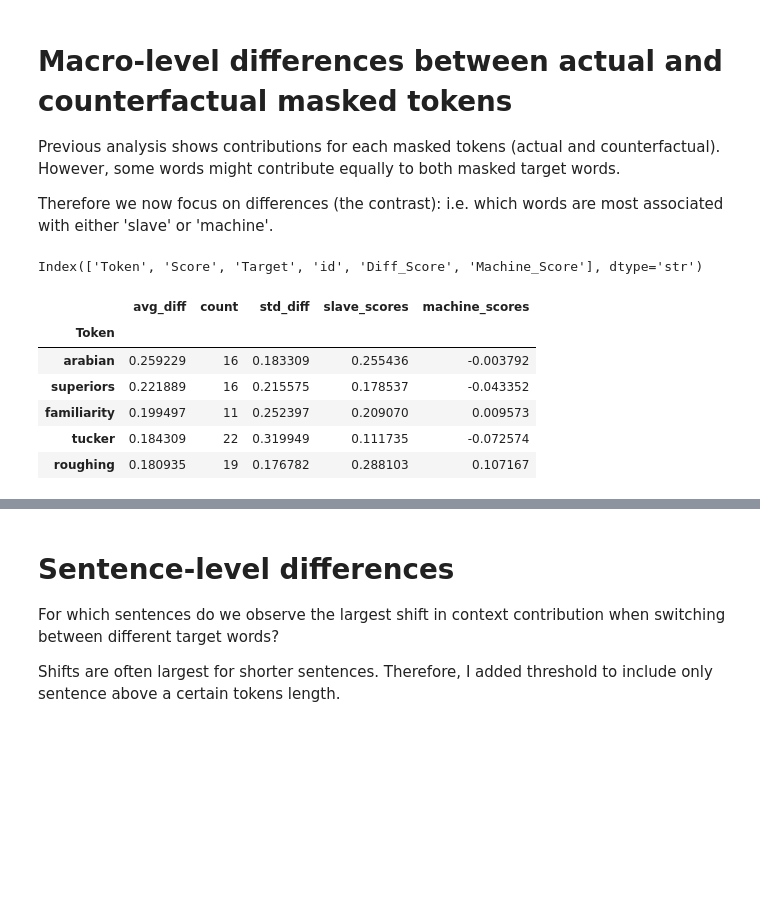
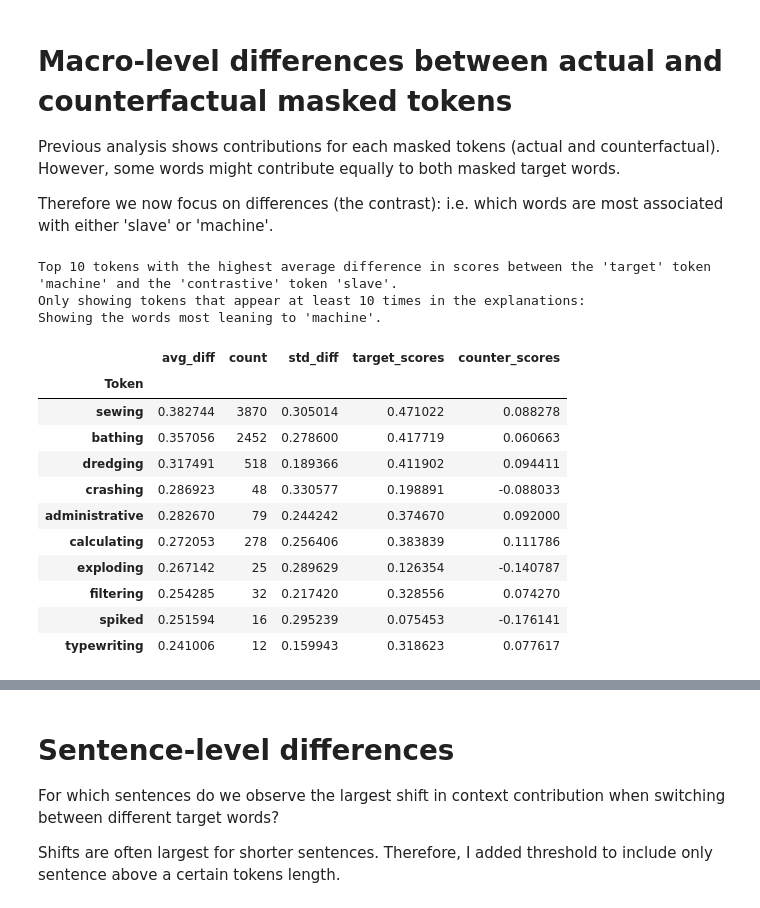
Before and after one commit to Text-Machine/mask-predict, a Jupyter notebook: example_analysis_colab.ipynb, the cells around one changed output, grey strips where cells are left out. Cells and saved outputs as stored; diff of their text form; code cells hidden in the pictures; blank space fills up the shorter version.

```diff
--- a/example_analysis_colab.ipynb
+++ b/example_analysis_colab.ipynb
@@ -90,0 +133,2 @@ Why is this interesting?
+# %%
+decision = 'target' # choose whether to analyze the target token or the contrastive token, options: 'target' or 'contrastive'
@@ -91,3 +137,10 @@ Why is this interesting?
 # %%
-df_ig = df_target_ig # df_target_ig | df_contr_ig | dataframe with integrated gradients
-df_sent = df_target_sent # df_target_sent | df_contr_sent | dataframe with sentences
+if decision == 'target':
+    df_ig = df_target_ig
+    df_sent = df_target_sent
+elif decision == 'contrastive':
+    df_ig = df_contrastive_ig
+    df_sent = df_contrastive_sent
+else:
+    raise ValueError("Invalid decision. Please choose 'target' or 'contrastive'.")
+print(f"Analyzing the '{decision}' token '{TargetMaskedToken if decision == 'target' else ContrastiveMaskedToken}': {df_ig.shape[0]} explanations and {df_sent.shape[0]} sentences.")
@@ -180,23 +258,29 @@ Previous analysis shows contributions for each masked tokens (actual and counter
 
 Therefore we now focus on differences (the contrast): i.e. which words are most associated with either 'slave' or 'machine'.
 # %%
-target_tok_df = df_ig[(df_ig['Target'].isin(mask2tokens[TargetMaskedToken]))].reset_index(drop=True)
-counter_tok_df = df_ig[(df_ig['Target'].isin(mask2tokens[ContrastiveMaskedToken]))].reset_index(drop=True)
+df_observed_ig_tok = df_ig[(df_ig['Target'].isin(mask2tokens[TargetMaskedToken]))].reset_index(drop=True)
+df_counterfactual_ig_tok = df_ig[(df_ig['Target'].isin(mask2tokens[ContrastiveMaskedToken]))].reset_index(drop=True)
 # %%
-target_tok_df['Diff_Score'] = target_tok_df['Score'] - counter_tok_df['Score']
-target_tok_df['Counter_Score'] = counter_tok_df['Score']
-target_diff = target_tok_df.groupby('Token').agg(avg_diff=('Diff_Score', 'mean'), count=('Diff_Score', 'size'), std_diff=('Diff_Score', 'std'), target_scores=('Score', 'mean'), counter_scores=('Counter_Score', 'mean'))#.sort_values('avg_diff', ascending=False).head(10)
+df_observed_ig_tok['Diff_Obs_Counter_Score'] = df_observed_ig_tok['Score'] - df_counterfactual_ig_tok['Score']
+df_observed_ig_tok['Counter_Score'] = df_counterfactual_ig_tok['Score']
+diff = df_observed_ig_tok.groupby('Token').agg(avg_diff=('Diff_Obs_Counter_Score', 'mean'), count=('Diff_Obs_Counter_Score', 'size'), std_diff=('Diff_Obs_Counter_Score', 'std'), target_scores=('Score', 'mean'), counter_scores=('Counter_Score', 'mean'))#.sort_values('avg_diff', ascending=False).head(10)
-# %%
-target_tok_df.columns
-# %% [output]
-Index(['Token', 'Score', 'Target', 'id', 'Diff_Score', 'Machine_Score'], dtype='str')
 # %%
-target_diff[target_diff['count'] > 10].sort_values('avg_diff', ascending=True).head(5)
+print(f"Top {top_n} tokens with the highest average difference in scores between the '{decision}' token '{TargetMaskedToken if decision == 'target' else ContrastiveMaskedToken}' and the '{'contrastive' if decision == 'target' else 'target'}' token '{ContrastiveMaskedToken if decision == 'target' else TargetMaskedToken}'.\nOnly showing tokens that appear at least {min_freq} times in the explanations:")
+print("Showing the words most leaning to '{}'.".format(TargetMaskedToken if decision == 'target' else ContrastiveMaskedToken))
+diff[diff['count'] > 10].sort_values('avg_diff', ascending=False).head(top_n)
 # %% [output]
+Top 10 tokens with the highest average difference in scores between the 'target' token 'machine' and the 'contrastive' token 'slave'.
+Only showing tokens that appear at least 10 times in the explanations:
+Showing the words most leaning to 'machine'.
-|  | avg_diff | count | std_diff | slave_scores | machine_scores |
+|  | avg_diff | count | std_diff | target_scores | counter_scores |
 | Token |  |  |  |  |  |
-| arabian | 0.259229 | 16 | 0.183309 | 0.255436 | -0.003792 |
-| superiors | 0.221889 | 16 | 0.215575 | 0.178537 | -0.043352 |
-| familiarity | 0.199497 | 11 | 0.252397 | 0.209070 | 0.009573 |
-| tucker | 0.184309 | 22 | 0.319949 | 0.111735 | -0.072574 |
-| roughing | 0.180935 | 19 | 0.176782 | 0.288103 | 0.107167 |
+| sewing | 0.382744 | 3870 | 0.305014 | 0.471022 | 0.088278 |
+| bathing | 0.357056 | 2452 | 0.278600 | 0.417719 | 0.060663 |
+| dredging | 0.317491 | 518 | 0.189366 | 0.411902 | 0.094411 |
+| crashing | 0.286923 | 48 | 0.330577 | 0.198891 | -0.088033 |
+| administrative | 0.282670 | 79 | 0.244242 | 0.374670 | 0.092000 |
+| calculating | 0.272053 | 278 | 0.256406 | 0.383839 | 0.111786 |
+| exploding | 0.267142 | 25 | 0.289629 | 0.126354 | -0.140787 |
+| filtering | 0.254285 | 32 | 0.217420 | 0.328556 | 0.074270 |
+| spiked | 0.251594 | 16 | 0.295239 | 0.075453 | -0.176141 |
+| typewriting | 0.241006 | 12 | 0.159943 | 0.318623 | 0.077617 |
```
Also changed, not shown: parts of 34 cells of this notebook.
